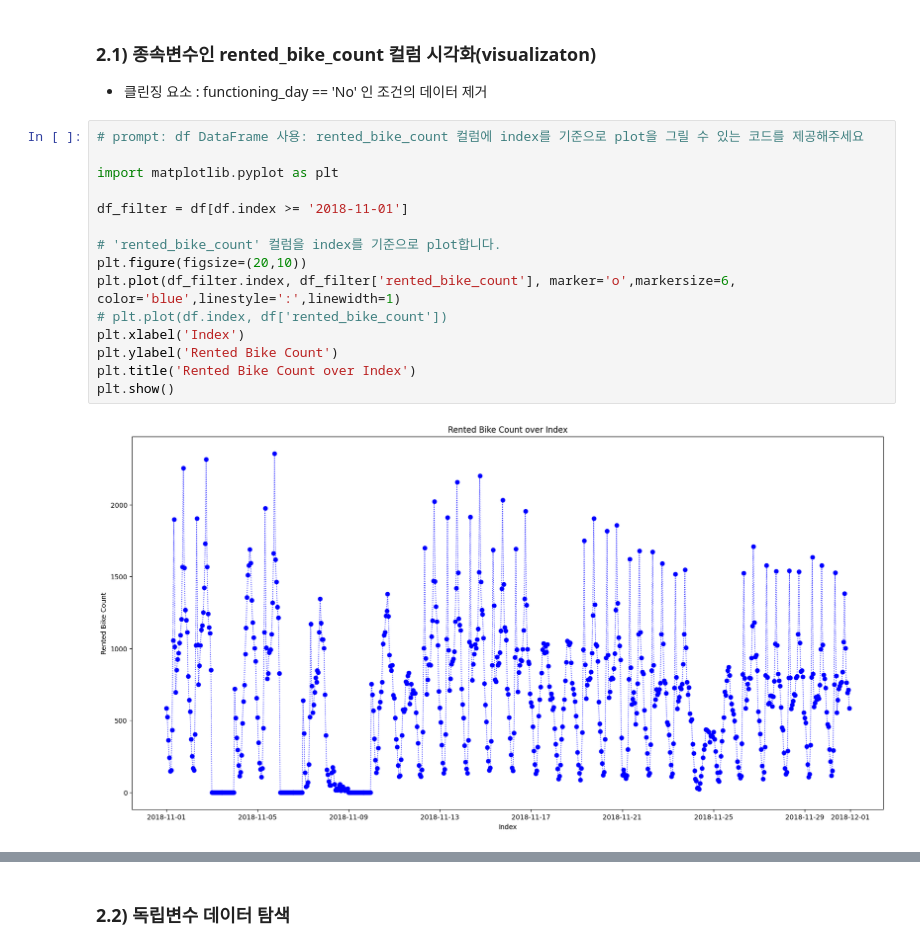
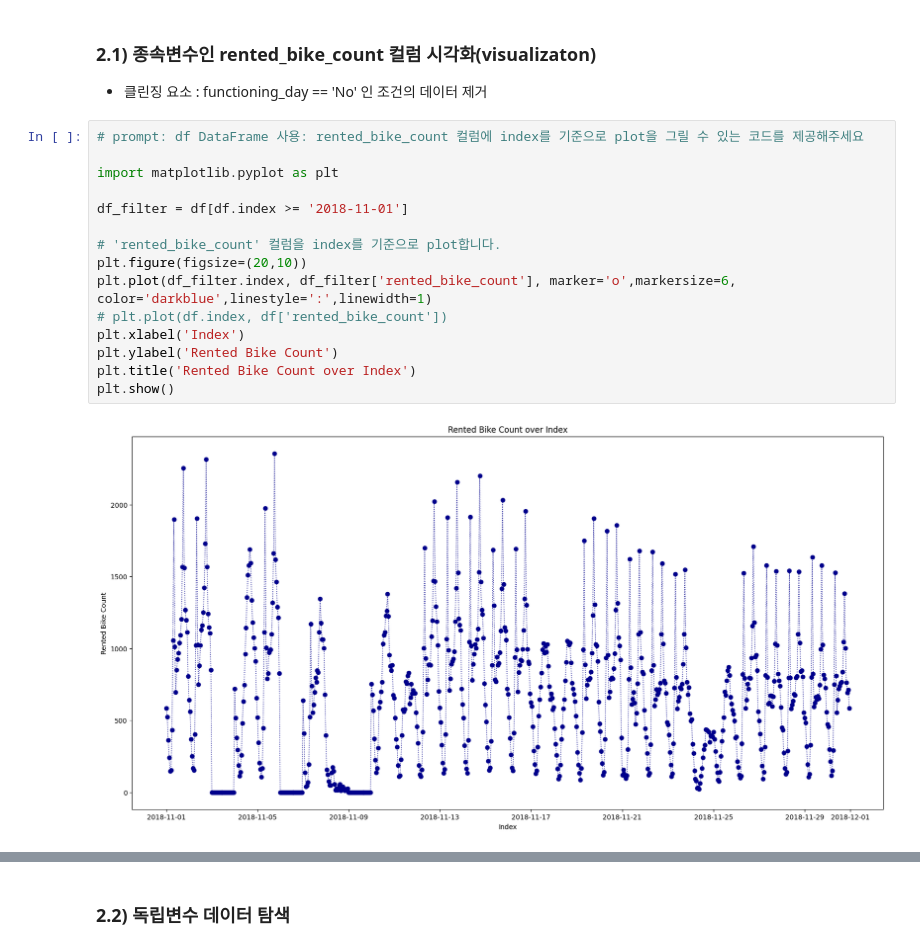
Before and after one commit to datadigger01/datamining, a Jupyter notebook: Cleansing_Visual_Exp3.ipynb, the cells around one changed output, grey strips where cells are left out. Saved outputs shown, nothing was run; the diff lists cells and outputs as text.

```diff
--- a/Cleansing_Visual_Exp3.ipynb
+++ b/Cleansing_Visual_Exp3.ipynb
@@ -239,17 +256,17 @@ Index(['rented_bike_count', 'temperature', 'humidity', 'wind_speed',
 # %%
 # prompt: df DataFrame 사용: rented_bike_count 컬럼에 index를 기준으로 plot을 그릴 수 있는 코드를 제공해주세요
 
 import matplotlib.pyplot as plt
 
 df_filter = df[df.index >= '2018-11-01']
 
 # 'rented_bike_count' 컬럼을 index를 기준으로 plot합니다.
 plt.figure(figsize=(20,10))
-plt.plot(df_filter.index, df_filter['rented_bike_count'], marker='o',markersize=6, color='blue',linestyle=':',linewidth=1)
+plt.plot(df_filter.index, df_filter['rented_bike_count'], marker='o',markersize=6, color='darkblue',linestyle=':',linewidth=1)
 # plt.plot(df.index, df['rented_bike_count'])
 plt.xlabel('Index')
 plt.ylabel('Rented Bike Count')
 plt.title('Rented Bike Count over Index')
 plt.show()
 # %% [output]
-[figure, old version]
+[figure, new version]
```
Also changed, not shown: parts of 12 cells of this notebook.
